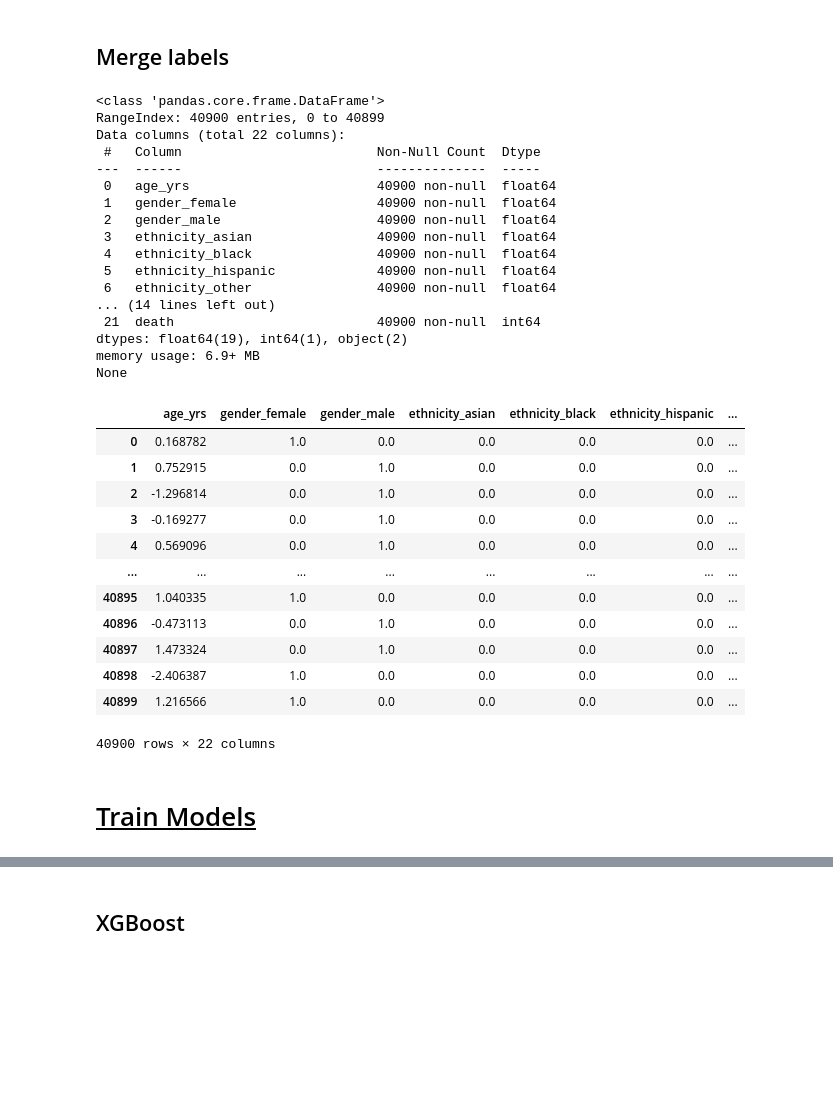
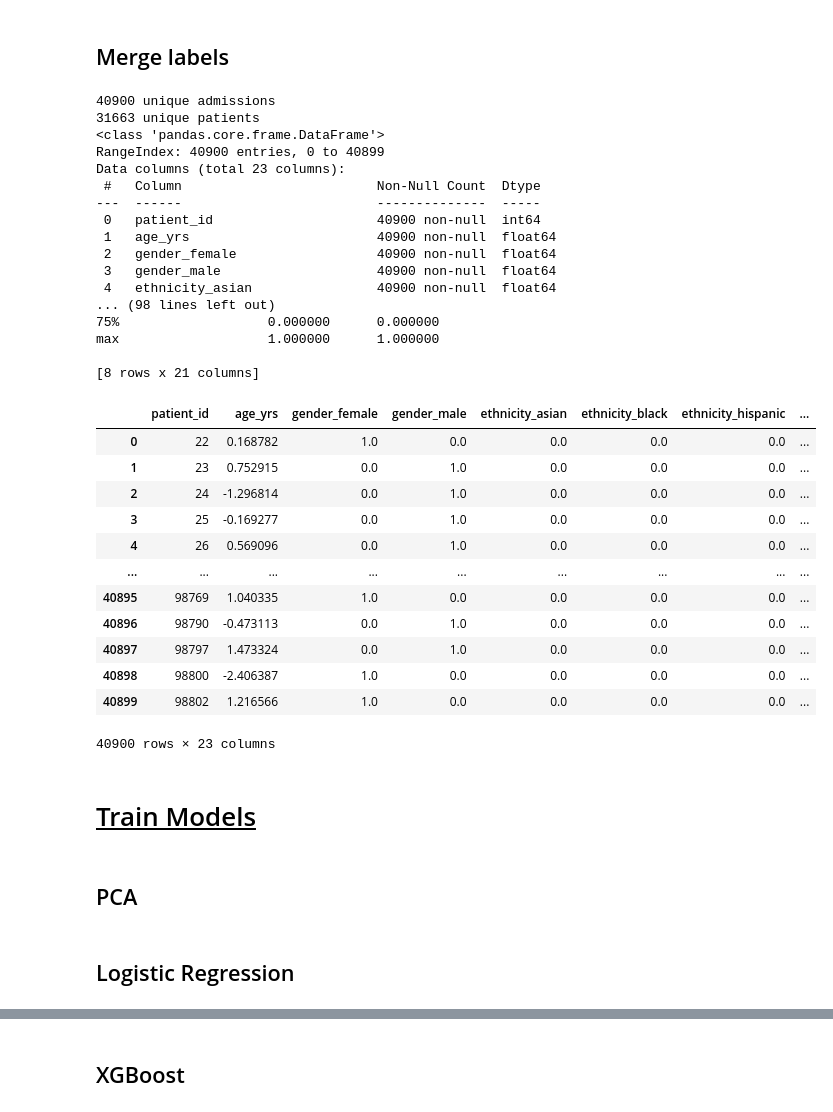
Before and after one commit to TylerAnderton/DeepRiskICU, a Jupyter notebook: ml-training/long_context.ipynb, the cells around one changed output, grey strips where cells are left out. Drawn from its saved outputs; the diff is of its cells as text; code cells hidden in the pictures; blank space fills up the shorter version.

Commit message:
edited long_context trianing file to include baseline logistic regression and to re-tune models based on AUROC, not accuracy

```diff
--- a/ml-training/long_context.ipynb
+++ b/ml-training/long_context.ipynb
@@ -212,7 +213,7 @@ patients_admissions_data = pd.merge(
     how='inner'
 )
 assert_unique(patients_admissions_data, 'admission_id')
-patients_admissions_data.drop(columns='patient_id', inplace=True)
+# patients_admissions_data.drop(columns='patient_id', inplace=True) need to drop after getting final patient count
 
 print(patients_admissions_data.info())
 patients_admissions_data
@@ -302,6 +304,12 @@ admission_id: 2178-09-17 18:31:00 - 1878-09-17 00:00:00 has unreasonable age dif
 # %%
 print(f'Dropping {patients_admissions_data["age_yrs"].isna().sum()} NaN values in age_yrs')
 patients_admissions_data.dropna(subset=['age_yrs'], inplace=True, ignore_index=True)
+
+num_unique_admissions = patients_admissions_data['admission_id'].nunique()
+num_unique_patients = patients_admissions_data['patient_id'].nunique()
+print(f"{num_unique_admissions} unique admissions")
+print(f"{num_unique_patients} unique patients")
+
 print(patients_admissions_data['age_yrs'].describe())
 print(patients_admissions_data.info())
 patients_admissions_data
@@ -1262,58 +1272,66 @@ None
 # %%
 final_data = pd.merge(
     merged_features,
     labels_final,
     on='admission_id',
     how='inner'
 )
 assert_unique(final_data, 'admission_id')
 assert len(final_data) == len(merged_features), "Final data length does not match merged features length"
 assert len(final_data) == len(labels_final), "Final data length does not match labels length"
 
 age_mean = final_data['age_yrs'].mean()
 age_std = final_data['age_yrs'].std()
 final_data['age_yrs'] = (final_data['age_yrs'] - age_mean) / age_std
 
 age_stats = pd.DataFrame({
     'age_mean': [age_mean],
     'age_std': [age_std],
 })
 age_stats.to_csv(os.path.join('data', 'training', 'age_stats.csv'), index=False)
 
+assert final_data['admission_id'].nunique() == num_unique_admissions
+print(f"{num_unique_admissions} unique admissions")
+print(f"{num_unique_patients} unique patients")
+
 final_data.drop(columns='admission_id', inplace=True)
 final_data.reset_index(drop=True, inplace=True)
+
 print(final_data.info())
+print(final_data.describe())
 final_data
 # %% [output]
+40900 unique admissions
+31663 unique patients
 <class 'pandas.core.frame.DataFrame'>
 RangeIndex: 40900 entries, 0 to 40899
-Data columns (total 22 columns):
+Data columns (total 23 columns):
  #   Column                         Non-Null Count  Dtype
 ---  ------                         --------------  -----
- 0   age_yrs                        40900 non-null  float64
- 1   gender_female                  40900 non-null  float64
- 2   gender_male                    40900 non-null  float64
- 3   ethnicity_asian                40900 non-null  float64
- 4   ethnicity_black                40900 non-null  float64
- 5   ethnicity_hispanic             40900 non-null  float64
- 6   ethnicity_other                40900 non-null  float64
-... (14 lines left out)
- 21  death                          40900 non-null  int64
-dtypes: float64(19), int64(1), object(2)
-memory usage: 6.9+ MB
-None
+ 0   patient_id                     40900 non-null  int64
+ 1   age_yrs                        40900 non-null  float64
+ 2   gender_female                  40900 non-null  float64
+ 3   gender_male                    40900 non-null  float64
+ 4   ethnicity_asian                40900 non-null  float64
+... (98 lines left out)
+75%                   0.000000      0.000000
+max                   1.000000      1.000000
+
+[8 rows x 21 columns]
-|  | age_yrs | gender_female | gender_male | ethnicity_asian | ethnicity_black | ethnicity_hispanic | ... |
-| 0 | 0.168782 | 1.0 | 0.0 | 0.0 | 0.0 | 0.0 | ... |
-| 1 | 0.752915 | 0.0 | 1.0 | 0.0 | 0.0 | 0.0 | ... |
-| 2 | -1.296814 | 0.0 | 1.0 | 0.0 | 0.0 | 0.0 | ... |
-| 3 | -0.169277 | 0.0 | 1.0 | 0.0 | 0.0 | 0.0 | ... |
-| 4 | 0.569096 | 0.0 | 1.0 | 0.0 | 0.0 | 0.0 | ... |
-| ... | ... | ... | ... | ... | ... | ... | ... |
-| 40895 | 1.040335 | 1.0 | 0.0 | 0.0 | 0.0 | 0.0 | ... |
-| 40896 | -0.473113 | 0.0 | 1.0 | 0.0 | 0.0 | 0.0 | ... |
-| 40897 | 1.473324 | 0.0 | 1.0 | 0.0 | 0.0 | 0.0 | ... |
-| 40898 | -2.406387 | 1.0 | 0.0 | 0.0 | 0.0 | 0.0 | ... |
-| 40899 | 1.216566 | 1.0 | 0.0 | 0.0 | 0.0 | 0.0 | ... |
+|  | patient_id | age_yrs | gender_female | gender_male | ethnicity_asian | ethnicity_black | ethnicity_hispanic | ... |
+| 0 | 22 | 0.168782 | 1.0 | 0.0 | 0.0 | 0.0 | 0.0 | ... |
+| 1 | 23 | 0.752915 | 0.0 | 1.0 | 0.0 | 0.0 | 0.0 | ... |
+| 2 | 24 | -1.296814 | 0.0 | 1.0 | 0.0 | 0.0 | 0.0 | ... |
+| 3 | 25 | -0.169277 | 0.0 | 1.0 | 0.0 | 0.0 | 0.0 | ... |
+| 4 | 26 | 0.569096 | 0.0 | 1.0 | 0.0 | 0.0 | 0.0 | ... |
+| ... | ... | ... | ... | ... | ... | ... | ... | ... |
+| 40895 | 98769 | 1.040335 | 1.0 | 0.0 | 0.0 | 0.0 | 0.0 | ... |
+| 40896 | 98790 | -0.473113 | 0.0 | 1.0 | 0.0 | 0.0 | 0.0 | ... |
+| 40897 | 98797 | 1.473324 | 0.0 | 1.0 | 0.0 | 0.0 | 0.0 | ... |
+| 40898 | 98800 | -2.406387 | 1.0 | 0.0 | 0.0 | 0.0 | 0.0 | ... |
+| 40899 | 98802 | 1.216566 | 1.0 | 0.0 | 0.0 | 0.0 | 0.0 | ... |
-40900 rows × 22 columns
+40900 rows × 23 columns
 # %% [markdown]
 # <u>Train Models</u>
+# %% [markdown]
+## PCA
@@ -1319,0 +1395,2 @@ None
+# %% [markdown]
+## Logistic Regression
```
Also changed, not shown: parts of 25 cells of this notebook, 2 other files.
